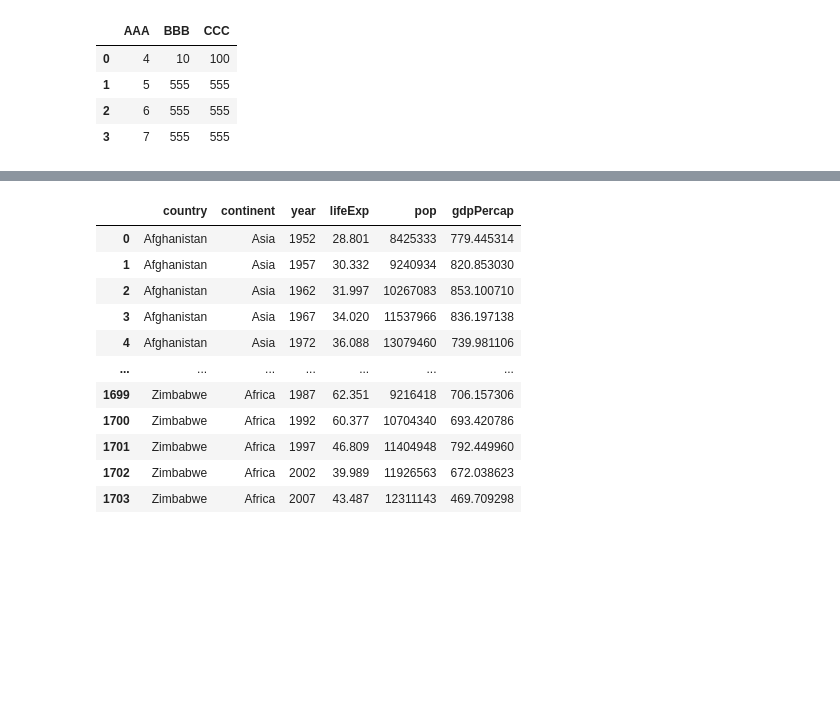
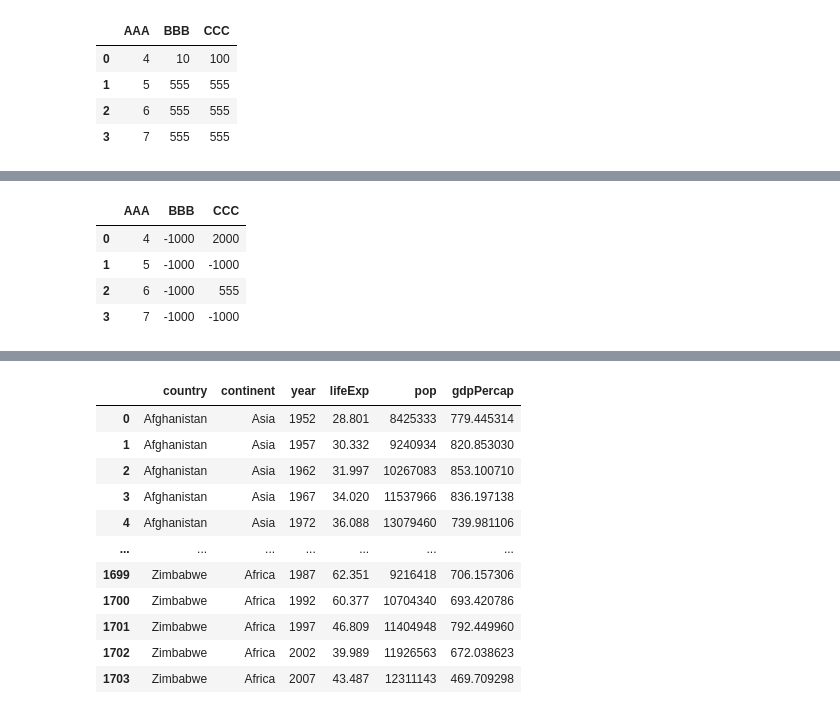
Before and after one commit to ChrisHSKim/python_for_everyone, a Jupyter notebook: notebooks/python with pandas.ipynb, the cells around one changed output, grey strips where cells are left out. Cells and saved outputs as stored; diff of their text form; code cells hidden in the pictures; blank space fills up the shorter version.

```diff
--- a/notebooks/python with pandas.ipynb
+++ b/notebooks/python with pandas.ipynb
@@ -38,0 +49,12 @@ df
+# %%
+df_mask = pd.DataFrame({'AAA': [True] * 4,
+                        'BBB': [False] * 4,
+                        'CCC': [True, False] * 2})
+# %%
+df.where(df_mask, -1000)
+# %% [output]
+|  | AAA | BBB | CCC |
+| 0 | 4 | -1000 | 2000 |
+| 1 | 5 | -1000 | -1000 |
+| 2 | 6 | -1000 | 555 |
+| 3 | 7 | -1000 | -1000 |
```
Also changed, not shown: parts of 15 cells of this notebook.
